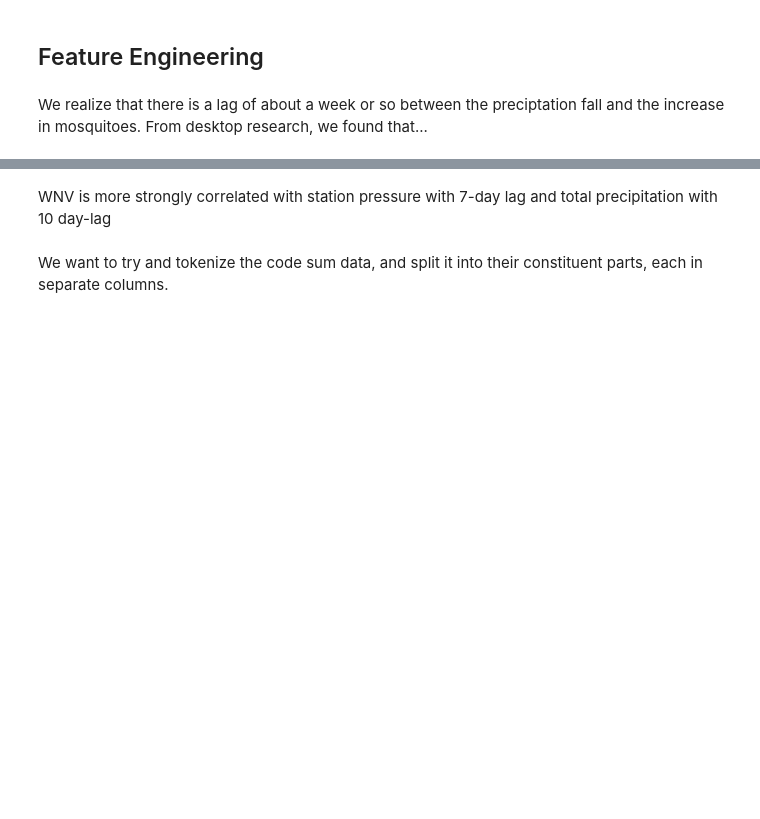
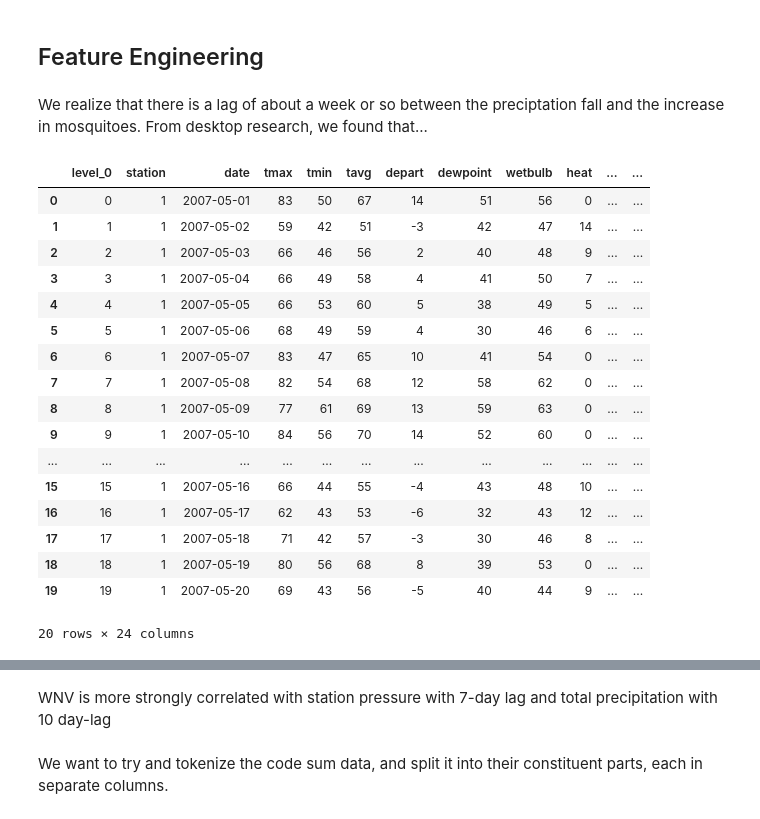
Before and after one commit to lindytanll/predict-west-nile-virus, a Jupyter notebook: code/4. EDA.ipynb, the cells around one changed output, grey strips where cells are left out. Drawn from its saved outputs; the diff is of its cells as text; code cells hidden in the pictures; blank space fills up the shorter version.

```diff
--- a/code/4. EDA.ipynb
+++ b/code/4. EDA.ipynb
@@ -280,7 +280,23 @@ non_numeric_features = [
 We realize that there is a lag of about a week or so between the preciptation fall and the increase in mosquitoes. From desktop research, we found that...
 # %%
 weather = pd.read_csv('../data/processed_weather.csv', index_col='Unnamed: 0')
-weather["stnpressure_7"] = weather["stnpressure"].copy().shift(14)
-weather["stnpressure_10"] = weather["stnpressure"].copy().shift(20)
-weather["preciptotal_7"] = weather["preciptotal"].copy().shift(14)
-weather["preciptotal_10"] = weather["preciptotal"].copy().shift(20)
+weather.head(20)
+# %% [output]
+|  | level_0 | station | date | tmax | tmin | tavg | depart | dewpoint | wetbulb | heat | ... | ... |
+| 0 | 0 | 1 | 2007-05-01 | 83 | 50 | 67 | 14 | 51 | 56 | 0 | ... | ... |
+| 1 | 1 | 1 | 2007-05-02 | 59 | 42 | 51 | -3 | 42 | 47 | 14 | ... | ... |
+| 2 | 2 | 1 | 2007-05-03 | 66 | 46 | 56 | 2 | 40 | 48 | 9 | ... | ... |
+| 3 | 3 | 1 | 2007-05-04 | 66 | 49 | 58 | 4 | 41 | 50 | 7 | ... | ... |
+| 4 | 4 | 1 | 2007-05-05 | 66 | 53 | 60 | 5 | 38 | 49 | 5 | ... | ... |
+| 5 | 5 | 1 | 2007-05-06 | 68 | 49 | 59 | 4 | 30 | 46 | 6 | ... | ... |
+| 6 | 6 | 1 | 2007-05-07 | 83 | 47 | 65 | 10 | 41 | 54 | 0 | ... | ... |
+| 7 | 7 | 1 | 2007-05-08 | 82 | 54 | 68 | 12 | 58 | 62 | 0 | ... | ... |
+| 8 | 8 | 1 | 2007-05-09 | 77 | 61 | 69 | 13 | 59 | 63 | 0 | ... | ... |
+| 9 | 9 | 1 | 2007-05-10 | 84 | 56 | 70 | 14 | 52 | 60 | 0 | ... | ... |
+| ... | ... | ... | ... | ... | ... | ... | ... | ... | ... | ... | ... | ... |
+| 15 | 15 | 1 | 2007-05-16 | 66 | 44 | 55 | -4 | 43 | 48 | 10 | ... | ... |
+| 16 | 16 | 1 | 2007-05-17 | 62 | 43 | 53 | -6 | 32 | 43 | 12 | ... | ... |
+| 17 | 17 | 1 | 2007-05-18 | 71 | 42 | 57 | -3 | 30 | 46 | 8 | ... | ... |
+| 18 | 18 | 1 | 2007-05-19 | 80 | 56 | 68 | 8 | 39 | 53 | 0 | ... | ... |
+| 19 | 19 | 1 | 2007-05-20 | 69 | 43 | 56 | -5 | 40 | 44 | 9 | ... | ... |
+20 rows × 24 columns
```
Also changed, not shown: parts of 13 cells of this notebook.
